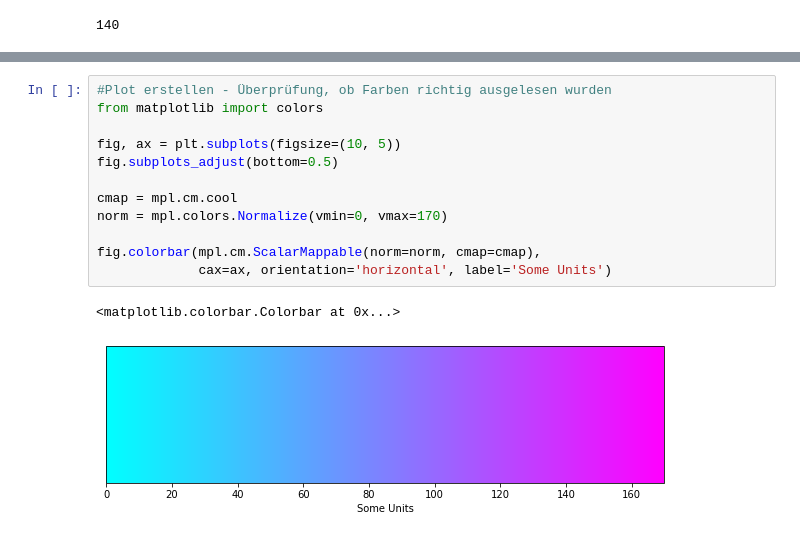
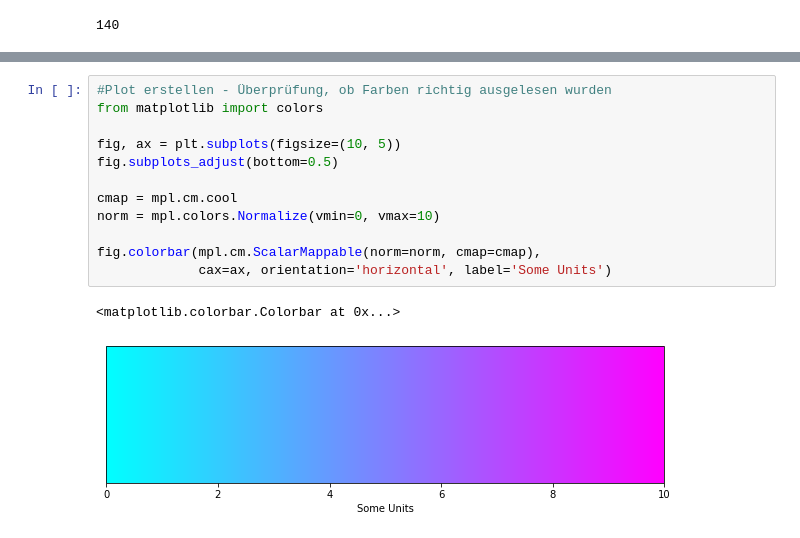
Before and after one commit to Chrissi2207/Chrissi2207, a Jupyter notebook: kalibrierung-babinet.ipynb, the cells around one changed output, grey strips where cells are left out. Saved outputs shown, nothing was run; the diff lists cells and outputs as text.

```diff
--- a/kalibrierung-babinet.ipynb
+++ b/kalibrierung-babinet.ipynb
@@ -128,15 +124,15 @@ for i in range(140):
 # %%
 #Plot erstellen - Überprüfung, ob Farben richtig ausgelesen wurden
 from matplotlib import colors
 
 fig, ax = plt.subplots(figsize=(10, 5))
 fig.subplots_adjust(bottom=0.5)
 
 cmap = mpl.cm.cool
-norm = mpl.colors.Normalize(vmin=0, vmax=170)
+norm = mpl.colors.Normalize(vmin=0, vmax=10)
 
 fig.colorbar(mpl.cm.ScalarMappable(norm=norm, cmap=cmap),
              cax=ax, orientation='horizontal', label='Some Units')
 # %% [output]
 <matplotlib.colorbar.Colorbar at 0x...>
-[figure, old version]
+[figure, new version]
```
Also changed, not shown: parts of 3 cells of this notebook.
